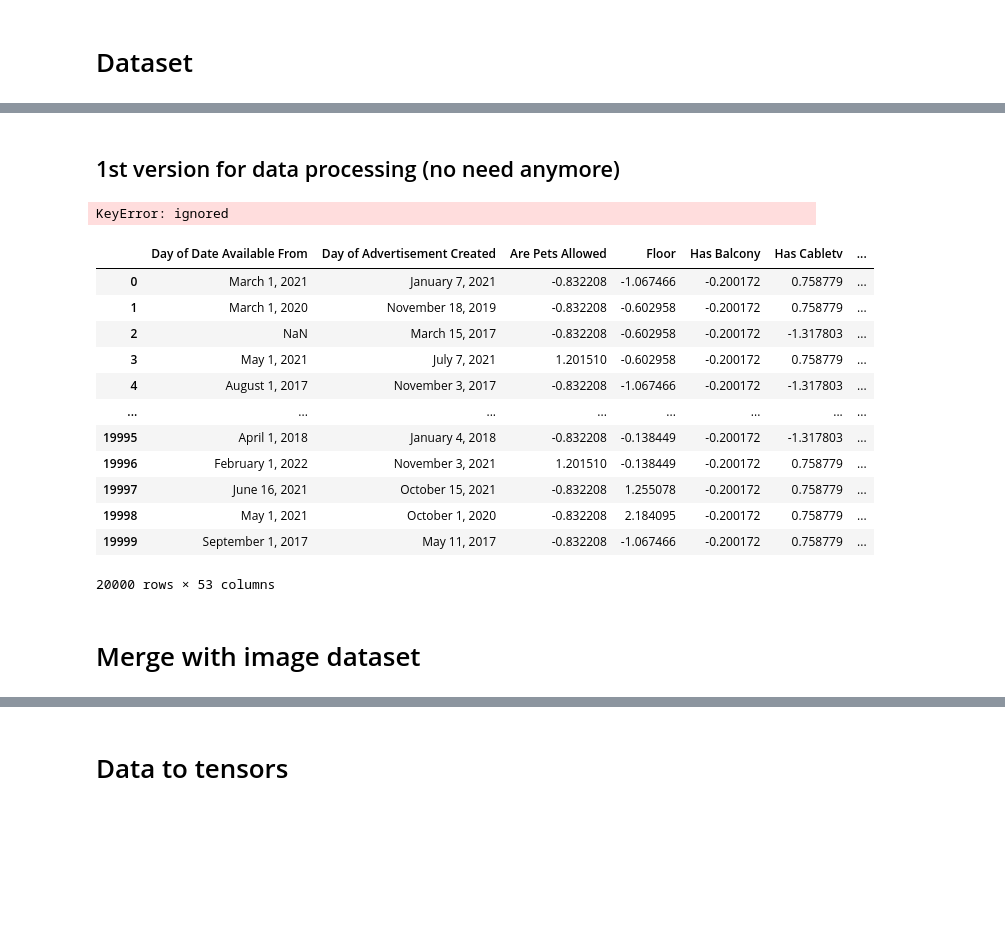
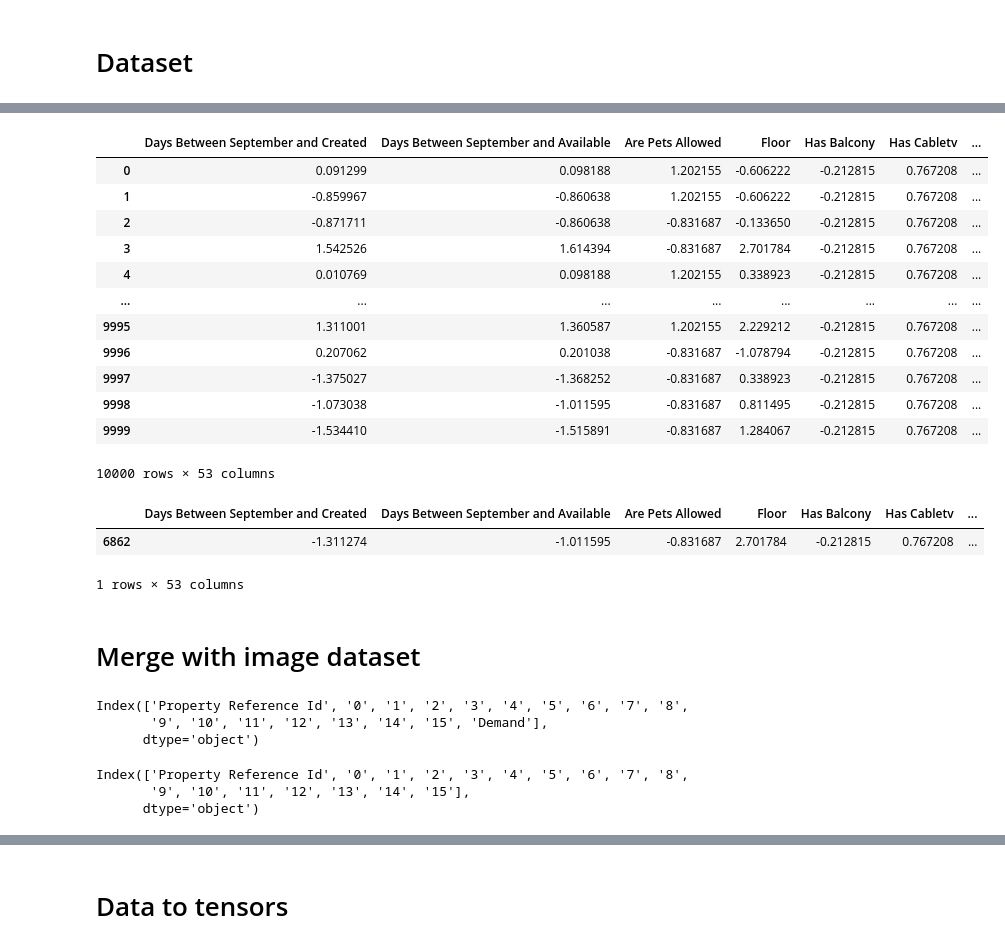
Before and after one commit to Germouche/ml-project, a Jupyter notebook: tabular+multimodal.ipynb, the cells around one changed output, grey strips where cells are left out. Saved outputs shown, nothing was run; the diff lists cells and outputs as text; code cells hidden in the pictures; blank space fills up the shorter version.

```diff
--- a/tabular+multimodal.ipynb
+++ b/tabular+multimodal.ipynb
@@ -327,25 +220,0 @@ data.head(5)
-# %% [markdown]
-## 1st version for data processing (no need anymore)
-# %%
-binary_features = ['Are Pets Allowed', 'Has Balcony', 'Has Cabletv', 'Has Elevator',
-                  'Has Fireplace', 'Has Garage', 'Has Parking', 'Is New Construction',
-                  'Is New Construction Potential', 'Is Tenant2Tenant',
-                  'Is Wheelchairaccessible']
-for column in binary_features:
-  data.loc[data[column] == False, column] = 0
-  data.loc[data[column] == True, column] = 1
-
-data = pd.get_dummies(data, prefix=['Geo'], columns=['Geo Canton'])
-
-data['Year Lastrenovated'].fillna(0, inplace = True)
-
-threshold=datetime.datetime(2022,9,1)
-data['Days Between September and Created']=pd.to_datetime(data['Day of Advertisement Created']).apply(lambda x:(threshold-x).days)
-data['Days Between September and Available']=pd.to_datetime(data['Day of Date Available From']).apply(lambda x:(threshold-x).days)
-# data.drop(['Day of Advertisement Created','Day of Date Available From'],axis=1,inplace=True)
-
-
-data['Leerwohnungsziffer'] = pd.to_numeric(data['Leerwohnungsziffer'])
-data['Jahr'] = pd.to_numeric(data['Jahr'])
-# %% [output]
-KeyError: ignored
@@ -384,19 +221,24 @@ input_cols_norm.insert(0, 'Day of Date Available From', second_column)
-# %%
-input_cols_norm['Property Reference Id'] = index
-input_cols_norm
-# %% [output]
-|  | Day of Date Available From | Day of Advertisement Created | Are Pets Allowed | Floor | Has Balcony | Has Cabletv | ... |
-| 0 | March 1, 2021 | January 7, 2021 | -0.832208 | -1.067466 | -0.200172 | 0.758779 | ... |
-| 1 | March 1, 2020 | November 18, 2019 | -0.832208 | -0.602958 | -0.200172 | 0.758779 | ... |
-| 2 | NaN | March 15, 2017 | -0.832208 | -0.602958 | -0.200172 | -1.317803 | ... |
-| 3 | May 1, 2021 | July 7, 2021 | 1.201510 | -0.602958 | -0.200172 | 0.758779 | ... |
-| 4 | August 1, 2017 | November 3, 2017 | -0.832208 | -1.067466 | -0.200172 | -1.317803 | ... |
-| ... | ... | ... | ... | ... | ... | ... | ... |
-| 19995 | April 1, 2018 | January 4, 2018 | -0.832208 | -0.138449 | -0.200172 | -1.317803 | ... |
-| 19996 | February 1, 2022 | November 3, 2021 | 1.201510 | -0.138449 | -0.200172 | 0.758779 | ... |
-| 19997 | June 16, 2021 | October 15, 2021 | -0.832208 | 1.255078 | -0.200172 | 0.758779 | ... |
-| 19998 | May 1, 2021 | October 1, 2020 | -0.832208 | 2.184095 | -0.200172 | 0.758779 | ... |
-| 19999 | September 1, 2017 | May 11, 2017 | -0.832208 | -1.067466 | -0.200172 | 0.758779 | ... |
-20000 rows × 53 columns
+# %%
+input_cols_norm_pred
+# %% [output]
+|  | Days Between September and Created | Days Between September and Available | Are Pets Allowed | Floor | Has Balcony | Has Cabletv | ... |
+| 0 | 0.091299 | 0.098188 | 1.202155 | -0.606222 | -0.212815 | 0.767208 | ... |
+| 1 | -0.859967 | -0.860638 | 1.202155 | -0.606222 | -0.212815 | 0.767208 | ... |
+| 2 | -0.871711 | -0.860638 | -0.831687 | -0.133650 | -0.212815 | 0.767208 | ... |
+| 3 | 1.542526 | 1.614394 | -0.831687 | 2.701784 | -0.212815 | 0.767208 | ... |
+| 4 | 0.010769 | 0.098188 | 1.202155 | 0.338923 | -0.212815 | 0.767208 | ... |
+| ... | ... | ... | ... | ... | ... | ... | ... |
+| 9995 | 1.311001 | 1.360587 | 1.202155 | 2.229212 | -0.212815 | 0.767208 | ... |
+| 9996 | 0.207062 | 0.201038 | -0.831687 | -1.078794 | -0.212815 | 0.767208 | ... |
+| 9997 | -1.375027 | -1.368252 | -0.831687 | 0.338923 | -0.212815 | 0.767208 | ... |
+| 9998 | -1.073038 | -1.011595 | -0.831687 | 0.811495 | -0.212815 | 0.767208 | ... |
+| 9999 | -1.534410 | -1.515891 | -0.831687 | 1.284067 | -0.212815 | 0.767208 | ... |
+10000 rows × 53 columns
+# %%
+input_cols_norm_pred[ input_cols_norm_pred['Property Reference Id'] == "8341.61.6570" ]
+# %% [output]
+|  | Days Between September and Created | Days Between September and Available | Are Pets Allowed | Floor | Has Balcony | Has Cabletv | ... |
+| 6862 | -1.311274 | -1.011595 | -0.831687 | 2.701784 | -0.212815 | 0.767208 | ... |
+1 rows × 53 columns
 # %% [markdown]
 # Merge with image dataset
@@ -406 +245,13 @@ images_data = pd.read_csv(PATH + "images_vectorized_2.csv")
+# %%
+images_data_train.columns
+# %% [output]
+Index(['Property Reference Id', '0', '1', '2', '3', '4', '5', '6', '7', '8',
+       '9', '10', '11', '12', '13', '14', '15', 'Demand'],
+      dtype='object')
+# %%
+images_data_pred.columns
+# %% [output]
+Index(['Property Reference Id', '0', '1', '2', '3', '4', '5', '6', '7', '8',
+       '9', '10', '11', '12', '13', '14', '15'],
+      dtype='object')
 # %%
```
Also changed, not shown: parts of 54 cells of this notebook.
